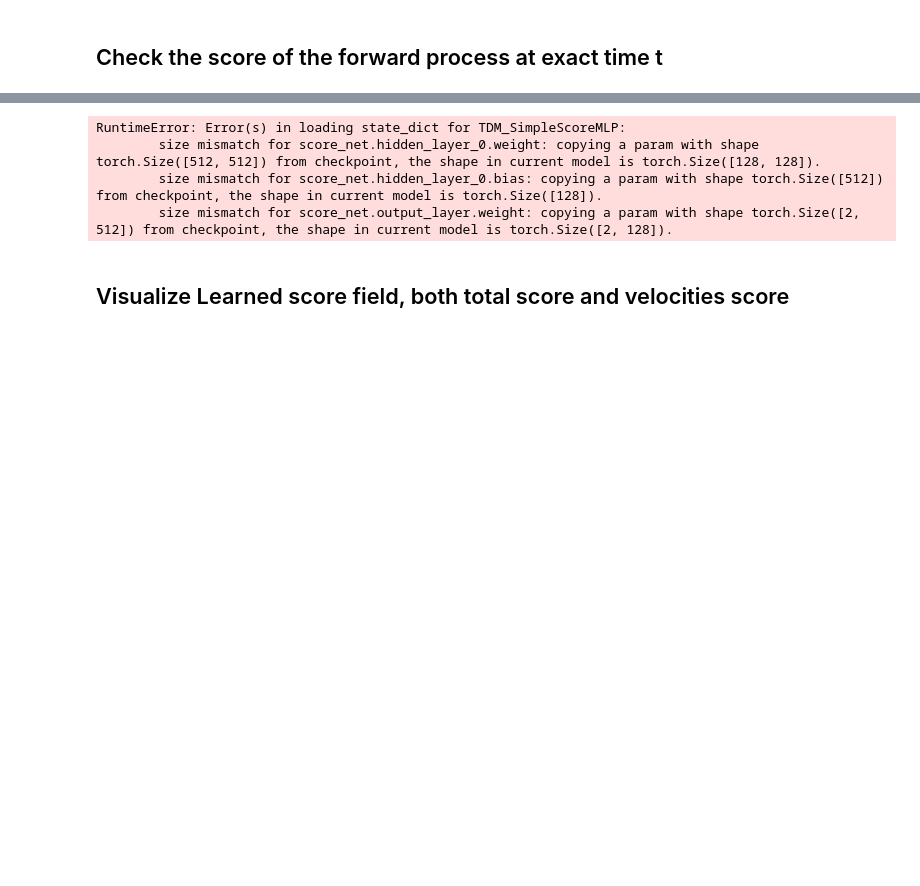
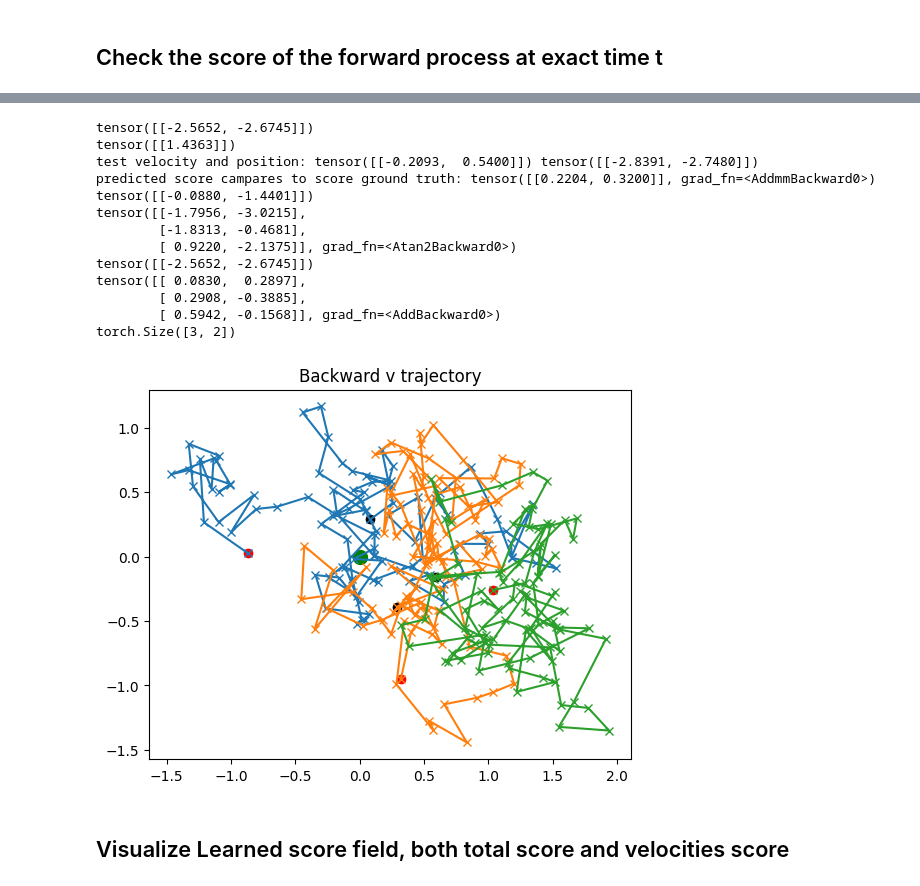
Before and after one commit to MateosCz/diffusion-playground, a Jupyter notebook: checkerboard_analysis.ipynb, the cells around one changed output, grey strips where cells are left out. Saved outputs shown, nothing was run; the diff lists cells and outputs as text; code cells hidden in the pictures; blank space fills up the shorter version.

```diff
--- a/checkerboard_analysis.ipynb
+++ b/checkerboard_analysis.ipynb
@@ -227,7 +227,7 @@ from src.scoreNN import TDM_SimpleScoreMLP
 model = TDMDiffusion(dim = 2, integrator_type = "Euler", simplified_param=True)
 x_lifting_dim = 64
 time_embedding_half_dim = 32  # must be even
-hidden_dim = [128, 128]
+hidden_dim = [512, 512]
 output_dim = 2
 score_nn = TDM_SimpleScoreMLP(
     dim = 2,
@@ -267,37 +267,46 @@ real_score = (1- torch.exp(-test_time))/(1 + torch.exp(-test_time)) * real_score
 pred_f_traj, pred_v_traj, t_list = model.sample_backward(fT_prior_kw="uniform", vT_prior_kw="stdGauss", data_shape=(3, 2), total_time=2.0, tdm_score_fn=score_nn, sample_trajectory=True)
 
 print("predicted score campares to score ground truth:", pred_score, real_score)
 
 print(pred_f_traj[-1])
 print(test_point)
 print(pred_v_traj[-3])
 print(pred_v_traj[0].shape)
 
 
 
 # plot the backward v trajectory
 pred_v_traj_cpu = [v.detach().cpu() for v in pred_v_traj]
 pred_vx_traj_cpu = [v[:,0].squeeze() for v in pred_v_traj_cpu]
 pred_vy_traj_cpu = [v[:,1].squeeze() for v in pred_v_traj_cpu]
 
 pred_vx_traj_cpu = pred_vx_traj_cpu[:-2]
 pred_vy_traj_cpu = pred_vy_traj_cpu[:-2]
 fig,ax = plt.subplots()
 ax.plot(pred_vx_traj_cpu,pred_vy_traj_cpu, marker = "x")
 ax.scatter(pred_vx_traj_cpu[0],pred_vy_traj_cpu[0], marker = "o",c = "red")
 ax.scatter(pred_vx_traj_cpu[-1],pred_vy_traj_cpu[-1], marker = "o",c = "black")
 ax.scatter(0,0, marker = "o",c = "green",s = 100)
 ax.set_aspect("equal")
 ax.set_title("Backward v trajectory")
 plt.show()
 
 
 # recoverd f0, real f0 and predicted score at ft, real score at ft
 # %% [output]
-RuntimeError: Error(s) in loading state_dict for TDM_SimpleScoreMLP:
-        size mismatch for score_net.hidden_layer_0.weight: copying a param with shape torch.Size([512, 512]) from checkpoint, the shape in current model is torch.Size([128, 128]).
-        size mismatch for score_net.hidden_layer_0.bias: copying a param with shape torch.Size([512]) from checkpoint, the shape in current model is torch.Size([128]).
-        size mismatch for score_net.output_layer.weight: copying a param with shape torch.Size([2, 512]) from checkpoint, the shape in current model is torch.Size([2, 128]).
+tensor([[-2.5652, -2.6745]])
+tensor([[1.4363]])
+test velocity and position: tensor([[-0.2093,  0.5400]]) tensor([[-2.8391, -2.7480]])
+predicted score campares to score ground truth: tensor([[0.2204, 0.3200]], grad_fn=<AddmmBackward0>) tensor([[-0.0880, -1.4401]])
+tensor([[-1.7956, -3.0215],
+        [-1.8313, -0.4681],
+        [ 0.9220, -2.1375]], grad_fn=<Atan2Backward0>)
+tensor([[-2.5652, -2.6745]])
+tensor([[ 0.0830,  0.2897],
+        [ 0.2908, -0.3885],
+        [ 0.5942, -0.1568]], grad_fn=<AddBackward0>)
+torch.Size([3, 2])
+[figure, added]
 # %% [markdown]
 ## Visualize Learned score field, both total score and velocities score
 # %%
```
Also changed, not shown: parts of 9 cells of this notebook, 1 other file.
